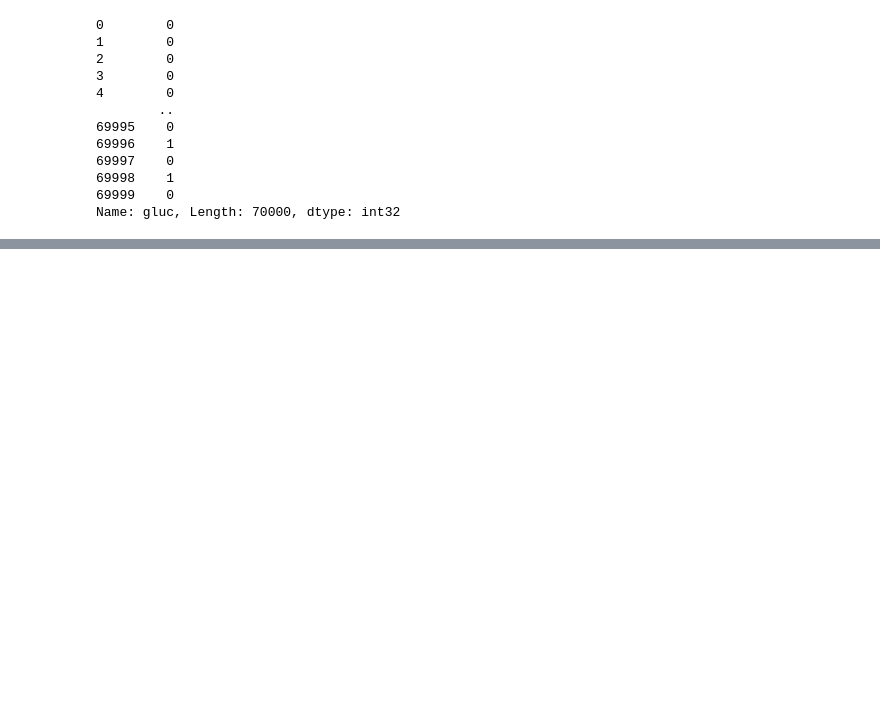
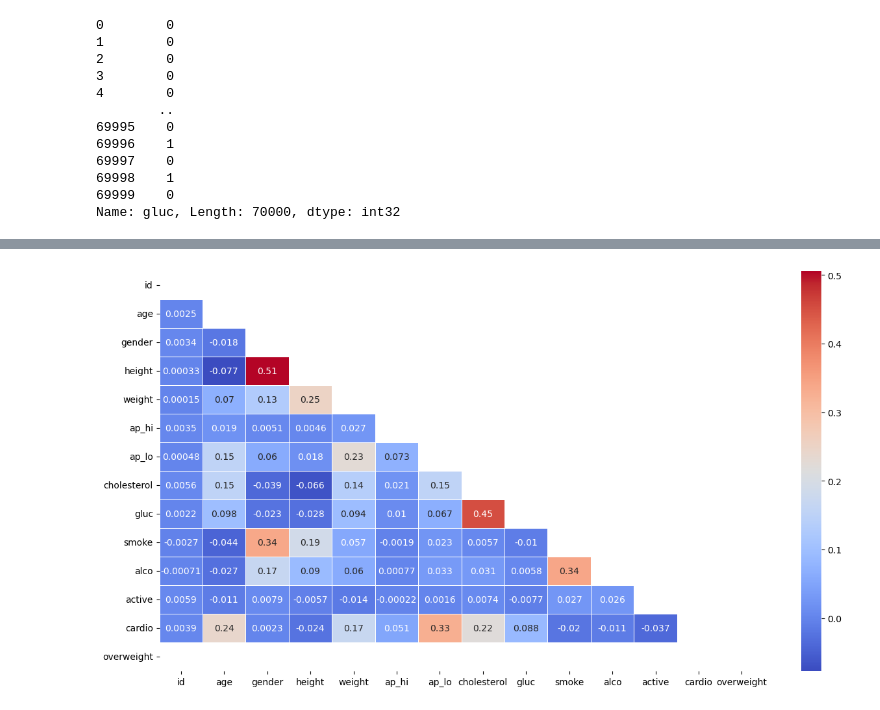
Before and after one commit to Krushna-Sanjay/data_analysis_with_python, a Jupyter notebook: medical_data_visualizer.ipynb, the cells around one changed output, grey strips where cells are left out. Cells and saved outputs as stored; diff of their text form; code cells hidden in the pictures; blank space fills up the shorter version.

```diff
--- a/medical_data_visualizer.ipynb
+++ b/medical_data_visualizer.ipynb
@@ -75,0 +91,22 @@ def draw_cat_plot():
+# %%
+def draw_heat_map():
+    df_heat = df[(df['ap_lo'] <= df['ap_hi']) &
+                 (df['height'] >= df['height'].quantile(0.025)) &
+                 (df['height'] <= df['height'].quantile(0.975)) &
+                 (df['weight'] >= df['weight'].quantile(0.025)) &
+                 (df['weight'] <= df['weight'].quantile(0.975))]
+
+    corr = df_heat.corr()
+
+    mask = np.triu(np.ones_like(corr, dtype=bool))
+
+    fig, ax = plt.subplots(figsize=(15, 8))
+
+    sns.heatmap(corr, annot=True, cmap='coolwarm', linewidth='0.5', mask=mask, ax=ax)
+
+    return fig
+
+draw_heat_map()
+plt.show()
+# %% [output]
+[figure, added]
```
Also changed, not shown: parts of 1 cell of this notebook.
